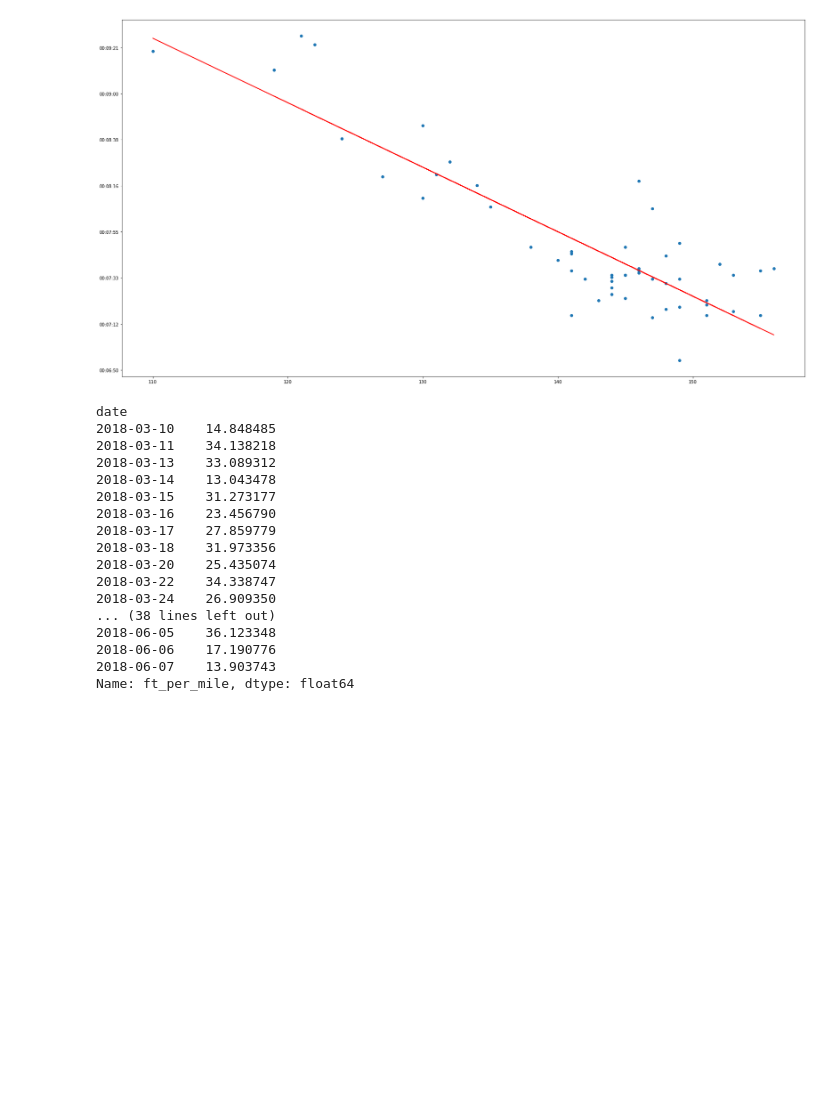
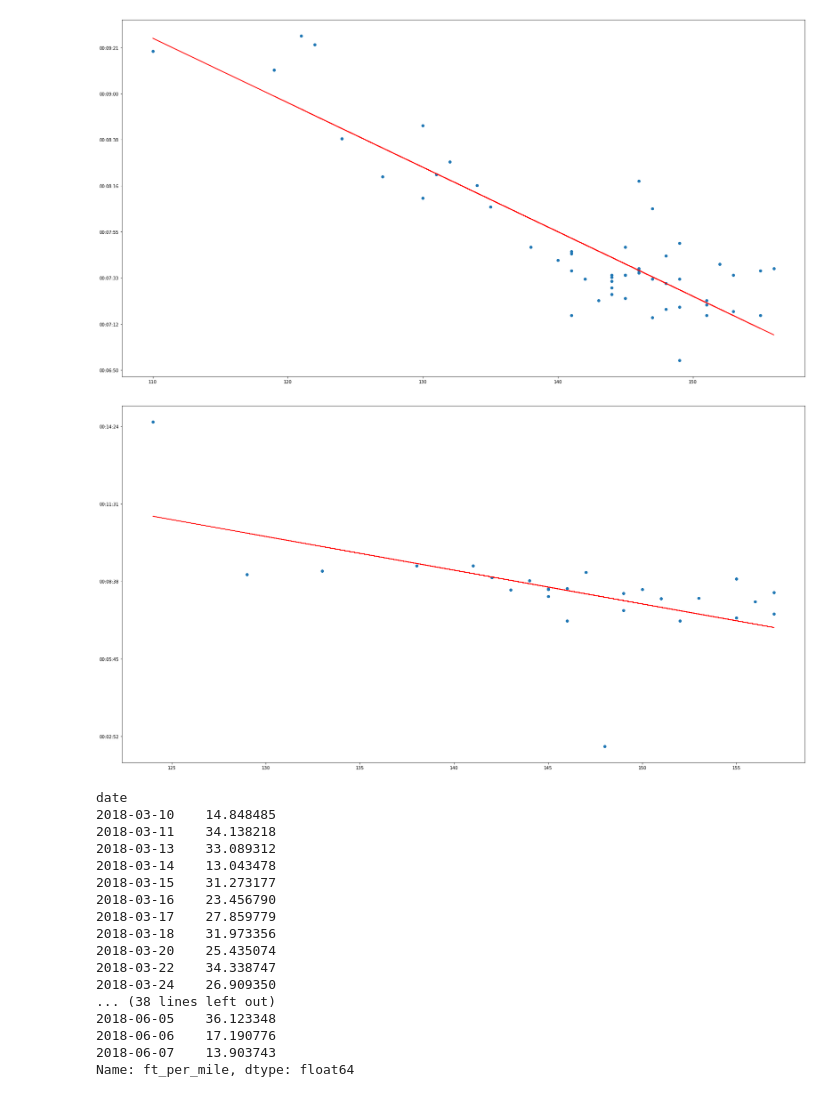
Before and after one commit to keithkruelskie/athlete_prediction, a Jupyter notebook: 03_EDA.ipynb, the cells around one changed output. Cells and saved outputs as stored; diff of their text form; code cells hidden in the pictures; blank space fills up the shorter version.

```diff
--- a/03_EDA.ipynb
+++ b/03_EDA.ipynb
@@ -466,6 +466,21 @@ plt.savefig('./images/pace_v_hr_athlete_3.png')
 [figure]
 # %%
 #Ah now this looks promising!
+# %%
+zero = datetime.datetime(2017,1,1)
+train_pace = [zero + t for t in s_1_3_run[s_1_3_run['is_race']==0]['avg_pace']]
+zero = mdates.date2num(zero)
+train_pace = [t-zero for t in mdates.date2num(train_pace)]
+# %%
+#Let's look at heart rate by pace:
+fig, ax = plt.subplots(figsize=(28,15))
+ax.scatter(s_1_3_run[s_1_3_run['is_race'] == 0]['avg_hr'], train_pace)
+ax.yaxis.set_major_formatter(mdates.DateFormatter("%H:%M:%S"))
+m, b = np.polyfit(s_1_3_run[s_1_3_run['is_race'] == 0]['avg_hr'], train_pace, 1)
+plt.plot((s_1_3_run[s_1_3_run['is_race'] == 0]['avg_hr']), (s_1_3_run[s_1_3_run['is_race'] == 0]['avg_hr'])*m+b, color='red')
+plt.savefig('./images/pace_v_hr_athlete_1.png')
+# %% [output]
+[figure, added]
 # %%
 #This looks promising. Let's go back and scale the other graphs with this data. It makes sense: If you are working at a lower heart rate, you should see a
 #slower pace for the same course based on ft/mile gained over the course.
```
Also changed, not shown: 1 other file.
